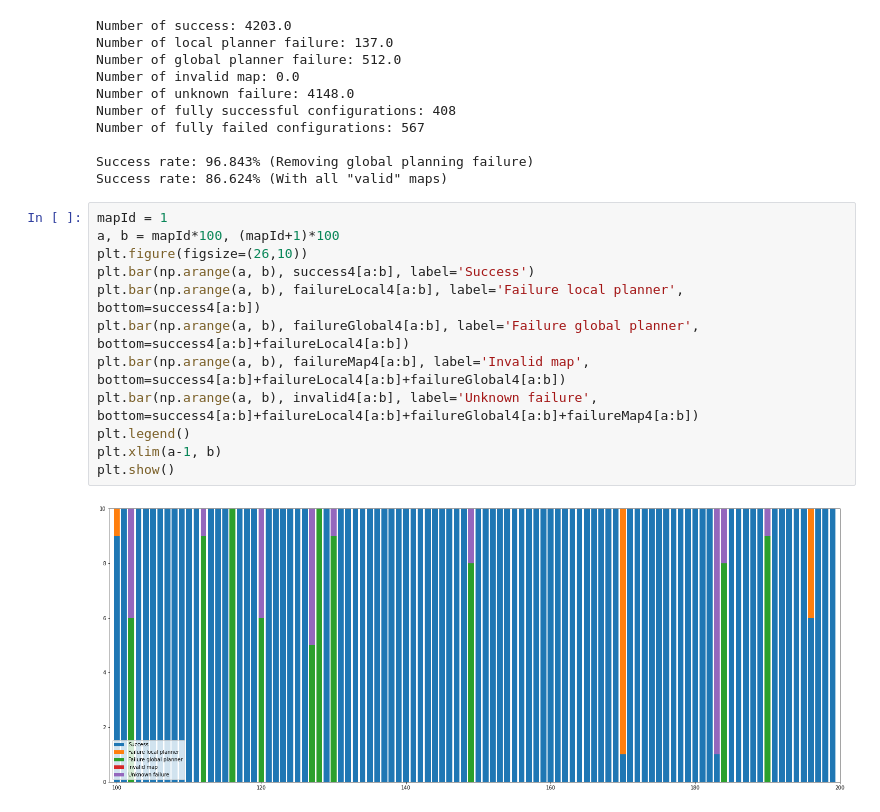
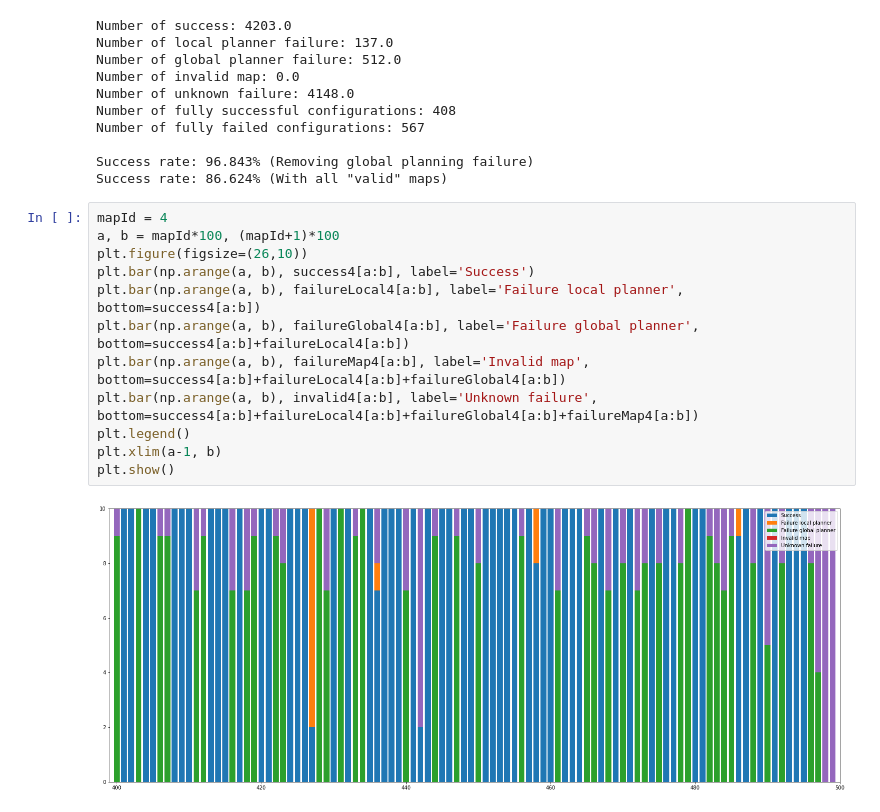
Before and after one commit to rhidra/autopilot, a Jupyter notebook: analysis/traj_evaluate/success_analysis.ipynb, the cells around one changed output. Cells and saved outputs as stored; diff of their text form.

```diff
--- a/analysis/traj_evaluate/success_analysis.ipynb
+++ b/analysis/traj_evaluate/success_analysis.ipynb
@@ -230,16 +230,16 @@ Number of fully failed configurations: 567
 Success rate: 96.843% (Removing global planning failure)
 Success rate: 86.624% (With all "valid" maps)
 # %%
-mapId = 1
+mapId = 4
 a, b = mapId*100, (mapId+1)*100
 plt.figure(figsize=(26,10))
 plt.bar(np.arange(a, b), success4[a:b], label='Success')
 plt.bar(np.arange(a, b), failureLocal4[a:b], label='Failure local planner', bottom=success4[a:b])
 plt.bar(np.arange(a, b), failureGlobal4[a:b], label='Failure global planner', bottom=success4[a:b]+failureLocal4[a:b])
 plt.bar(np.arange(a, b), failureMap4[a:b], label='Invalid map', bottom=success4[a:b]+failureLocal4[a:b]+failureGlobal4[a:b])
 plt.bar(np.arange(a, b), invalid4[a:b], label='Unknown failure', bottom=success4[a:b]+failureLocal4[a:b]+failureGlobal4[a:b]+failureMap4[a:b])
 plt.legend()
 plt.xlim(a-1, b)
 plt.show()
 # %% [output]
-[figure, old version]
+[figure, new version]
```
